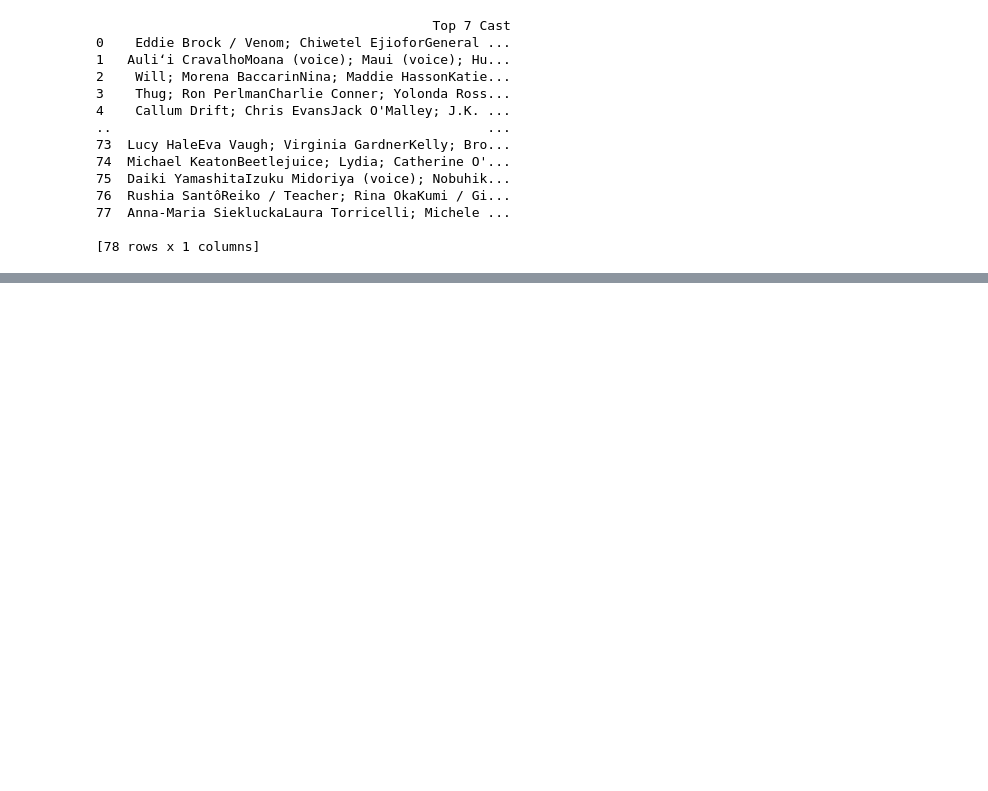
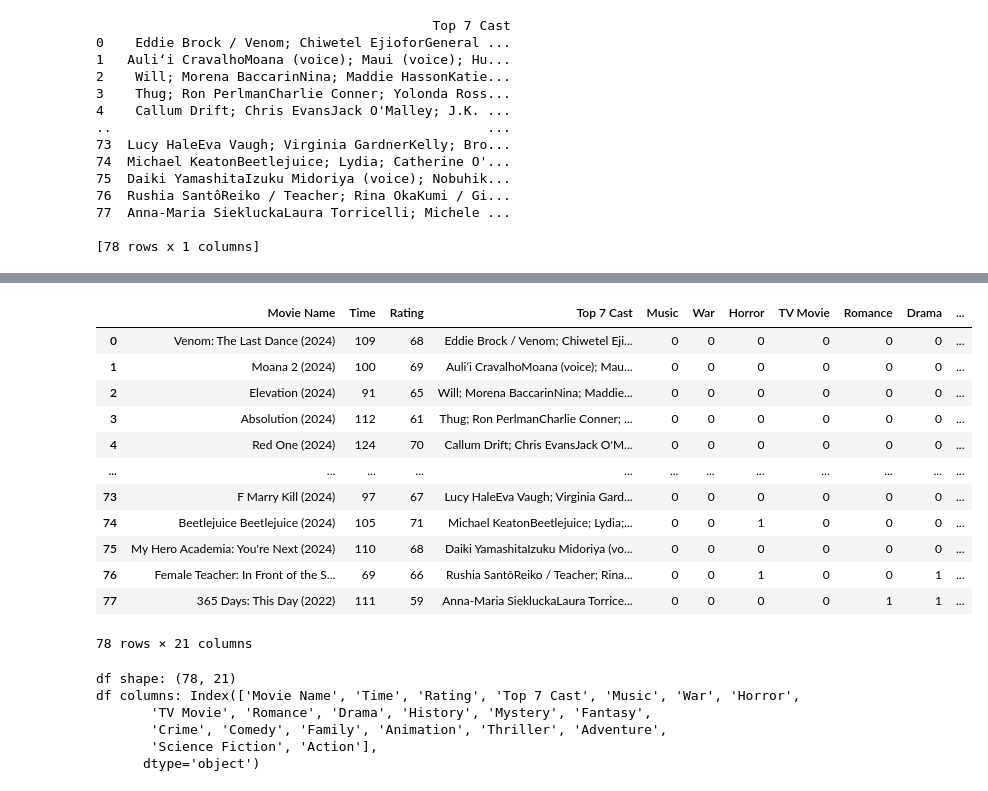
Before and after one commit to Luqmaan-Shaikh/Movie-Recommend, a Jupyter notebook: preprocessing/preprocessing.ipynb, the cells around one changed output, grey strips where cells are left out. Drawn from its saved outputs; the diff is of its cells as text; code cells hidden in the pictures; blank space fills up the shorter version.

```diff
--- a/preprocessing/preprocessing.ipynb
+++ b/preprocessing/preprocessing.ipynb
@@ -400,10 +416,10 @@ df columns: Index(['Movie Name', 'Time', 'Rating', 'Top Cast', 'Action', 'Scienc
 31/12/24
 # %%
 # Load your dataset
-df = pd.read_csv("cleaned_top_cast.csv")
+df_top_cast = pd.read_csv("cleaned_top_cast.csv")
 
 # Extract only the 'Top Cast' column into a new DataFrame
-top_cast_df = df[['Top Cast']].copy()
+top_cast_df = df_top_cast[['Top Cast']].copy()
 # %%
 # Function to get up to 7 cast members separated by ';'
 def get_top_seven_cast(cast):
@@ -435,3 +451,7 @@ top_cast_df.to_csv("top_seven_cast.csv", index=False)
 77  Anna-Maria SiekluckaLaura Torricelli; Michele ...
 
 [78 rows x 1 columns]
+# %%
+df = df.drop(columns=['Top Cast'])
+df = pd.concat([df, top_cast_df], axis=1)
+df
@@ -437,0 +472,31 @@ top_cast_df.to_csv("top_seven_cast.csv", index=False)
+# %%
+df = df.iloc[:, [0, 1, 2, 20, 19, 18, 17, 16, 15, 14, 13, 12, 11, 10, 9, 8, 7, 6, 5, 4, 3]]
+df
+# %% [output]
+|  | Movie Name | Time | Rating | Top 7 Cast | Music | War | Horror | TV Movie | Romance | Drama | ... |
+| 0 | Venom: The Last Dance (2024) | 109 | 68 | Eddie Brock / Venom; Chiwetel Eji... | 0 | 0 | 0 | 0 | 0 | 0 | ... |
+| 1 | Moana 2 (2024) | 100 | 69 | Auliʻi CravalhoMoana (voice); Mau... | 0 | 0 | 0 | 0 | 0 | 0 | ... |
+| 2 | Elevation (2024) | 91 | 65 | Will; Morena BaccarinNina; Maddie... | 0 | 0 | 0 | 0 | 0 | 0 | ... |
+| 3 | Absolution (2024) | 112 | 61 | Thug; Ron PerlmanCharlie Conner; ... | 0 | 0 | 0 | 0 | 0 | 0 | ... |
+| 4 | Red One (2024) | 124 | 70 | Callum Drift; Chris EvansJack O'M... | 0 | 0 | 0 | 0 | 0 | 0 | ... |
+| ... | ... | ... | ... | ... | ... | ... | ... | ... | ... | ... | ... |
+| 73 | F Marry Kill (2024) | 97 | 67 | Lucy HaleEva Vaugh; Virginia Gard... | 0 | 0 | 0 | 0 | 0 | 0 | ... |
+| 74 | Beetlejuice Beetlejuice (2024) | 105 | 71 | Michael KeatonBeetlejuice; Lydia;... | 0 | 0 | 1 | 0 | 0 | 0 | ... |
+| 75 | My Hero Academia: You're Next (2024) | 110 | 68 | Daiki YamashitaIzuku Midoriya (vo... | 0 | 0 | 0 | 0 | 0 | 0 | ... |
+| 76 | Female Teacher: In Front of the S... | 69 | 66 | Rushia SantôReiko / Teacher; Rina... | 0 | 0 | 1 | 0 | 0 | 1 | ... |
+| 77 | 365 Days: This Day (2022) | 111 | 59 | Anna-Maria SiekluckaLaura Torrice... | 0 | 0 | 0 | 0 | 1 | 1 | ... |
+78 rows × 21 columns
+# %%
+print('df shape:', df.shape)
+print('df columns:', df.columns)
+
+# Saving df in csv file
+
+df.to_csv("full-cleaned-movies-7-top-cast.csv", index=False)
+# %% [output]
+df shape: (78, 21)
+df columns: Index(['Movie Name', 'Time', 'Rating', 'Top 7 Cast', 'Music', 'War', 'Horror',
+       'TV Movie', 'Romance', 'Drama', 'History', 'Mystery', 'Fantasy',
+       'Crime', 'Comedy', 'Family', 'Animation', 'Thriller', 'Adventure',
+       'Science Fiction', 'Action'],
+      dtype='object')
```
Also changed, not shown: parts of 2 cells of this notebook, 4 other files.
